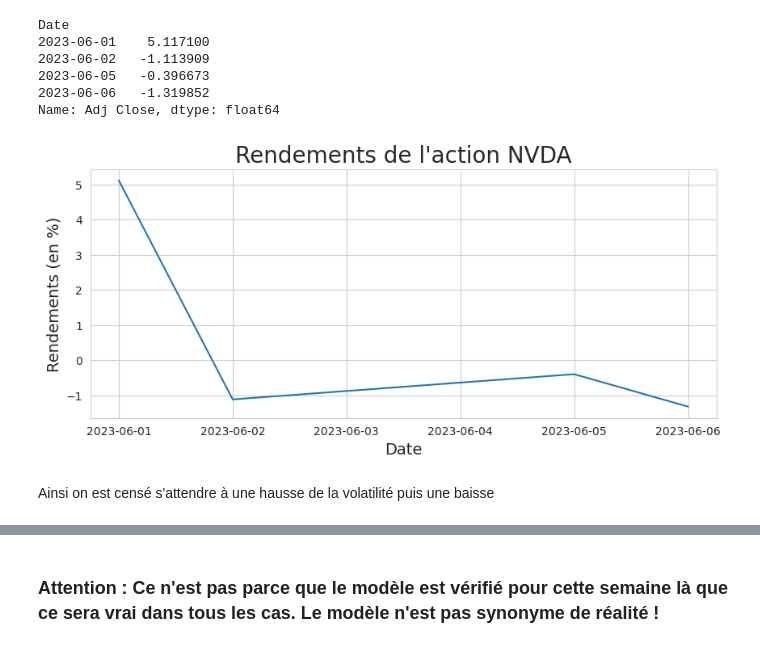
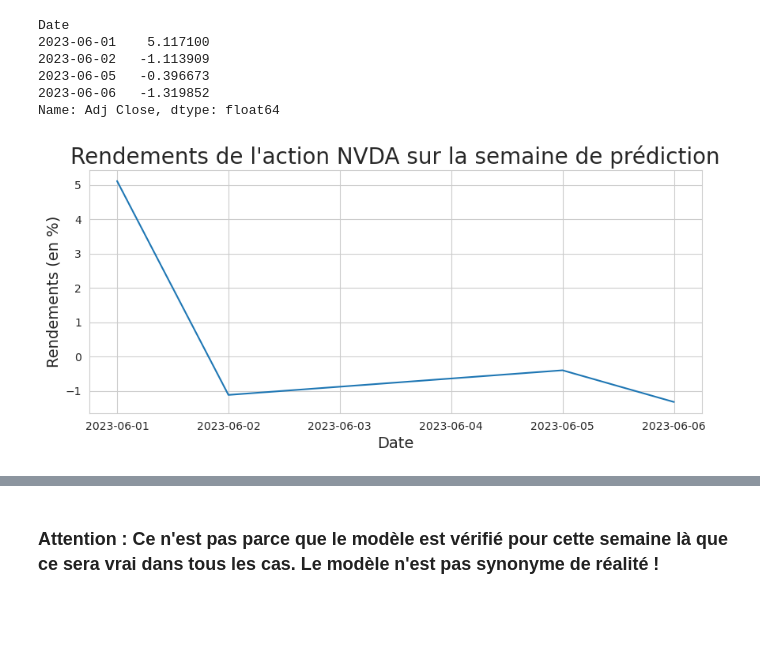
Before and after one commit to RyanSAMAMA/Ensae_projetMDR, a Jupyter notebook: GarchFinal.ipynb, the cells around one changed output, grey strips where cells are left out. Saved outputs shown, nothing was run; the diff lists cells and outputs as text; code cells hidden in the pictures; blank space fills up the shorter version.

```diff
--- a/GarchFinal.ipynb
+++ b/GarchFinal.ipynb
@@ -427,16 +462,15 @@ Date
 2023-06-06   -1.319852
 Name: Adj Close, dtype: float64
 # %%
+#Graphe des rendements sur la semaine prédite
 plt.figure(figsize=(10,4))
 
 plt.plot(rendements_verif)
 plt.xlabel('Date', fontsize=14)
 plt.ylabel('Rendements (en %)', fontsize=14)
-plt.title('Rendements de l\'action ' + action_nom, fontsize=20)
+plt.title('Rendements de l\'action ' + action_nom + ' sur la semaine de prédiction', fontsize=20)
 
 plt.show()
 # %% [output]
-[figure, old version]
+[figure, new version]
-# %% [markdown]
-Ainsi on est censé s'attendre à une hausse de la volatilité puis une baisse
 # %%
```
Also changed, not shown: parts of 25 cells of this notebook.
